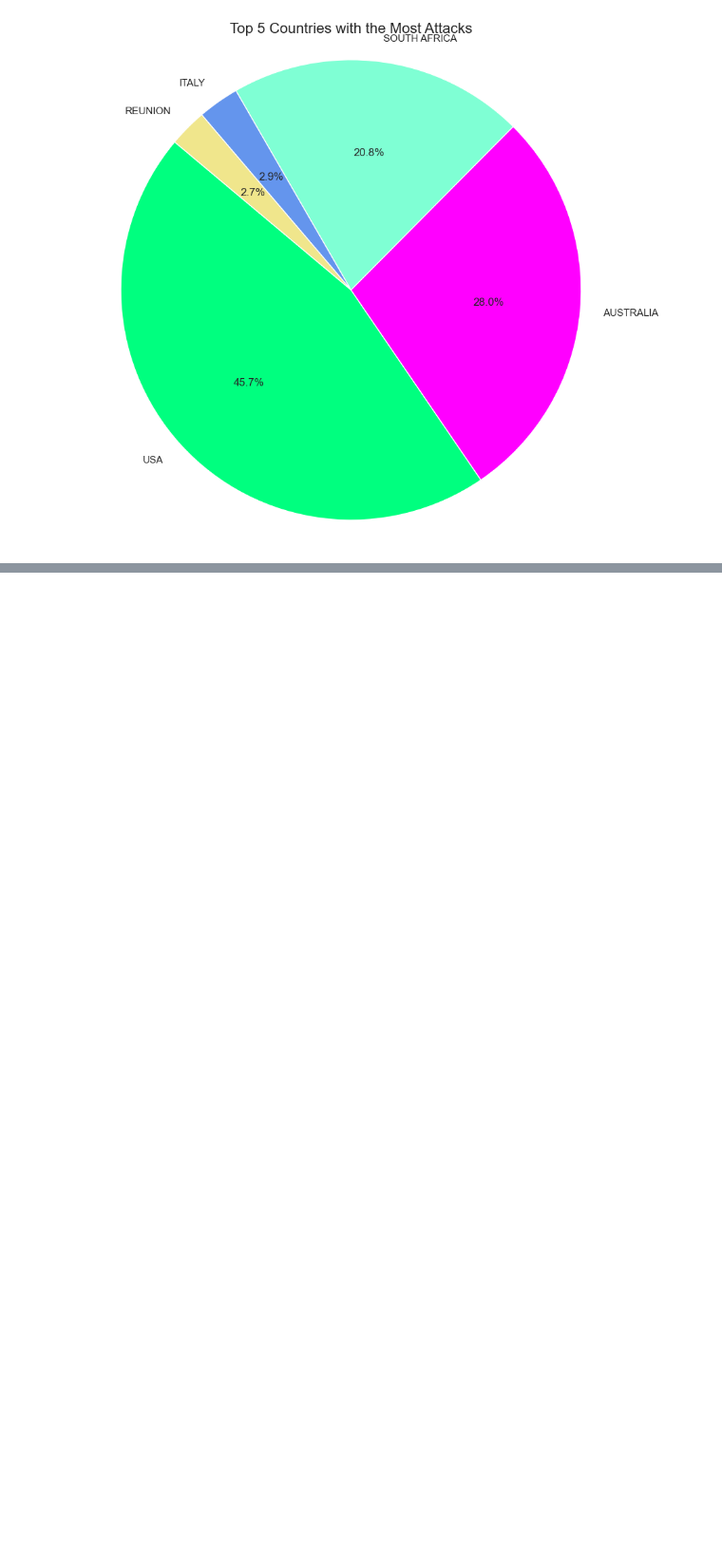
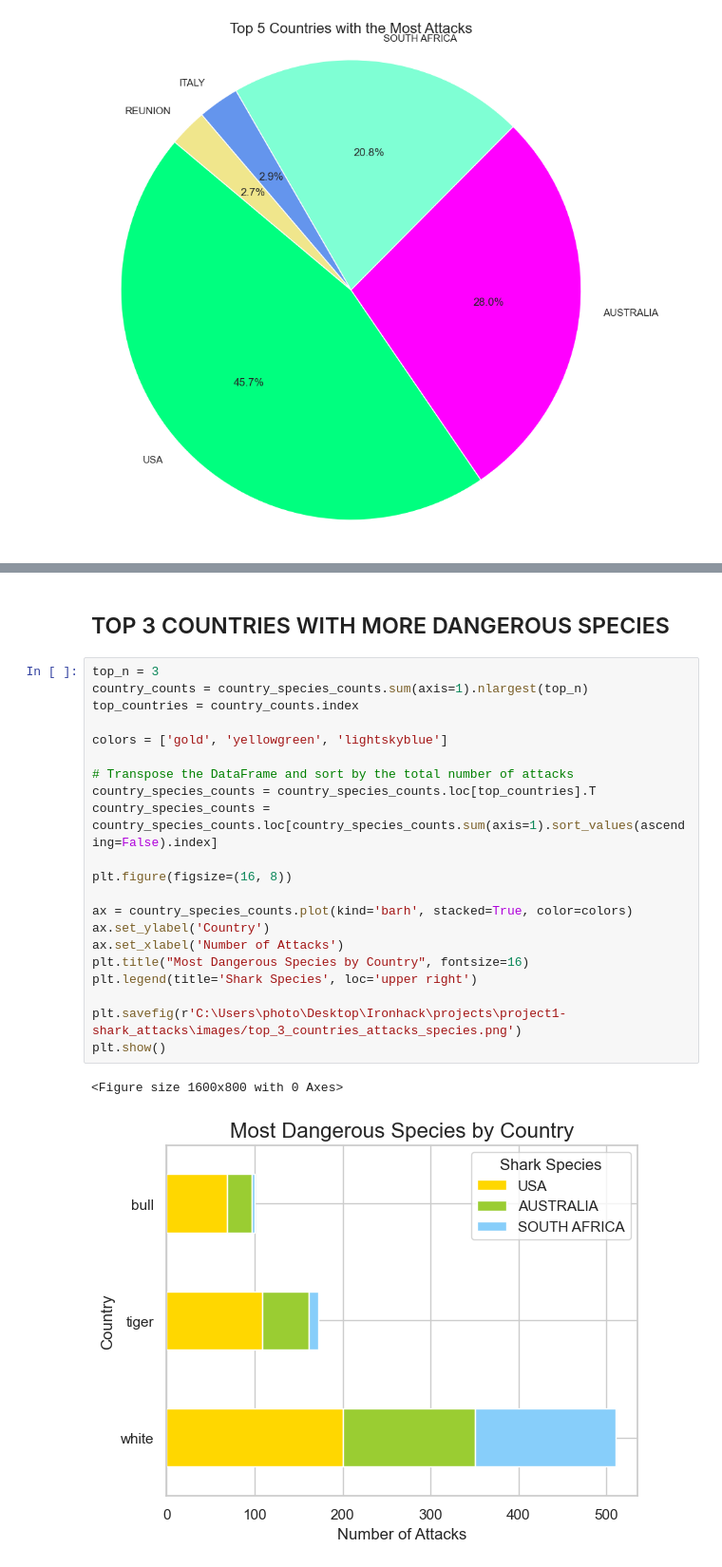
Before and after one commit to Estherkii/Shark-Attacks, a Jupyter notebook: src/visualization.ipynb, the cells around one changed output, grey strips where cells are left out. Shown at 95% size. Saved outputs shown, nothing was run; the diff lists cells and outputs as text; blank space fills up the shorter version.

```diff
--- a/src/visualization.ipynb
+++ b/src/visualization.ipynb
@@ -147,0 +177,26 @@ plt.show()
+# %% [markdown]
+## TOP 3 COUNTRIES WITH MORE DANGEROUS SPECIES
+# %%
+top_n = 3
+country_counts = country_species_counts.sum(axis=1).nlargest(top_n)
+top_countries = country_counts.index
+
+colors = ['gold', 'yellowgreen', 'lightskyblue']
+
+# Transpose the DataFrame and sort by the total number of attacks
+country_species_counts = country_species_counts.loc[top_countries].T
+country_species_counts = country_species_counts.loc[country_species_counts.sum(axis=1).sort_values(ascending=False).index]
+
+plt.figure(figsize=(16, 8))
+
+ax = country_species_counts.plot(kind='barh', stacked=True, color=colors)
+ax.set_ylabel('Country')
+ax.set_xlabel('Number of Attacks')
+plt.title("Most Dangerous Species by Country", fontsize=16)
+plt.legend(title='Shark Species', loc='upper right')
+
+plt.savefig(r'C:\Users\photo\Desktop\Ironhack\projects\project1-shark_attacks\images/top_3_countries_attacks_species.png')
+plt.show()
+# %% [output]
+<Figure size 1600x800 with 0 Axes>
+[figure, added]
```
Also changed, not shown: parts of 6 cells of this notebook.
